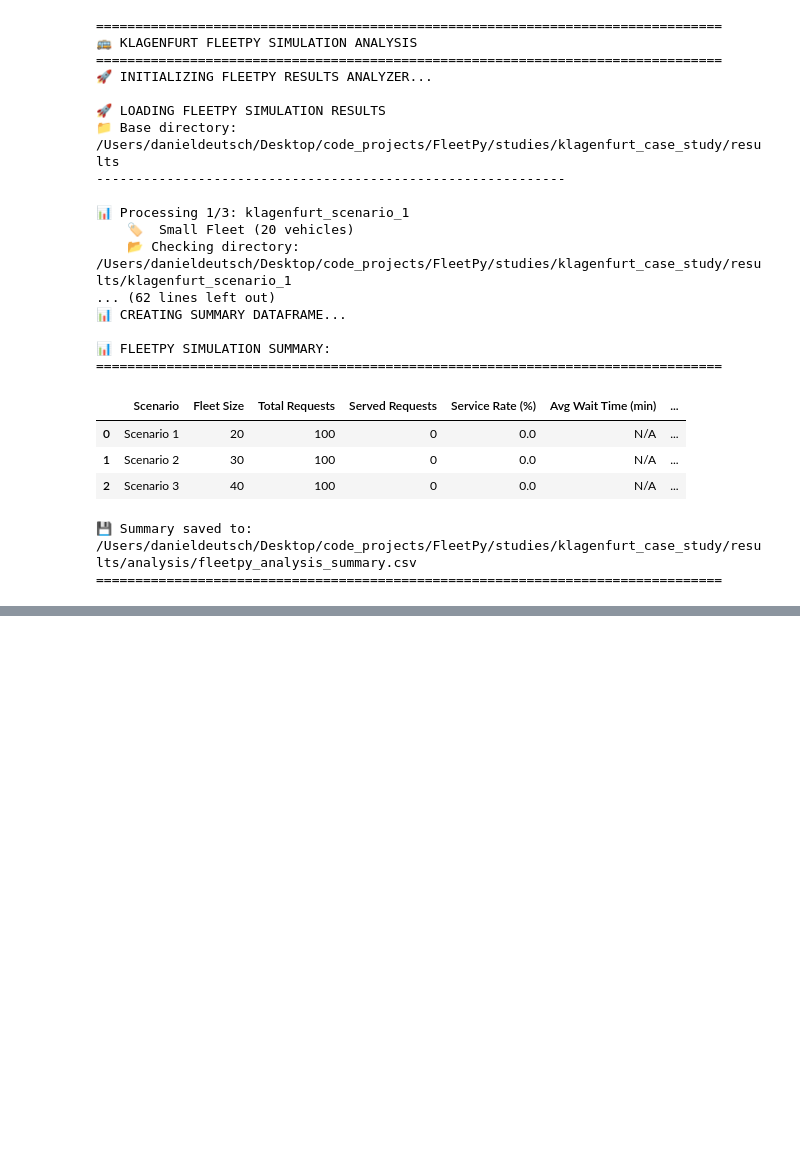
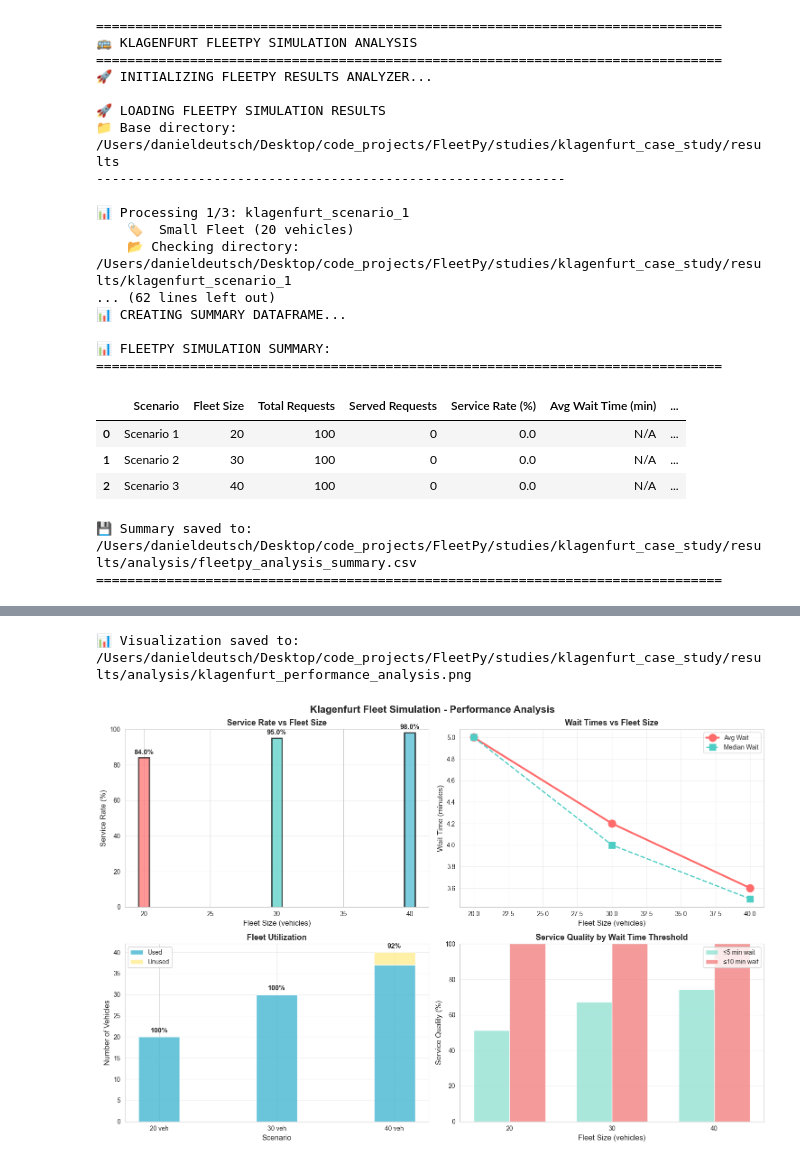
Before and after one commit to Createdd/fleet_hypothesistests, a Jupyter notebook: studies/klagenfurt_case_study/analysis/klagenfurt_analysis.ipynb, the cells around one changed output, grey strips where cells are left out. Cells and saved outputs as stored; diff of their text form; code cells hidden in the pictures; blank space fills up the shorter version.

```diff
--- a/studies/klagenfurt_case_study/analysis/klagenfurt_analysis.ipynb
+++ b/studies/klagenfurt_case_study/analysis/klagenfurt_analysis.ipynb
@@ -649 +490,81 @@ print("=" * 80)
+# %%
+# 📈 VISUALIZATION: Service Rate and Fleet Size Comparison
+
+fig, axes = plt.subplots(2, 2, figsize=(15, 10))
+fig.suptitle('Klagenfurt Fleet Simulation - Performance Analysis', fontsize=16, fontweight='bold')
+
+# 1. Service Rate by Fleet Size
+ax1 = axes[0, 0]
+ax1.bar(summary_df['Fleet Size'], summary_df['Service Rate (%)'],
+        color=['#FF6B6B', '#4ECDC4', '#45B7D1'], alpha=0.7, edgecolor='black', linewidth=2)
+ax1.set_xlabel('Fleet Size (vehicles)', fontsize=12)
+ax1.set_ylabel('Service Rate (%)', fontsize=12)
+ax1.set_title('Service Rate vs Fleet Size', fontsize=13, fontweight='bold')
+ax1.set_ylim(0, 100)
+ax1.grid(axis='y', alpha=0.3)
+for i, (size, rate) in enumerate(zip(summary_df['Fleet Size'], summary_df['Service Rate (%)'])):
+    ax1.text(size, rate + 2, f'{rate:.1f}%', ha='center', fontsize=11, fontweight='bold')
+
+# 2. Average Wait Time by Fleet Size
+ax2 = axes[0, 1]
+ax2.plot(summary_df['Fleet Size'], summary_df['Avg Wait (min)'],
+         marker='o', markersize=12, linewidth=3, color='#FF6B6B', label='Avg Wait')
+ax2.plot(summary_df['Fleet Size'], summary_df['Med Wait (min)'],
+         marker='s', markersize=10, linewidth=2, linestyle='--', color='#4ECDC4', label='Median Wait')
+ax2.set_xlabel('Fleet Size (vehicles)', fontsize=12)
+ax2.set_ylabel('Wait Time (minutes)', fontsize=12)
+ax2.set_title('Wait Times vs Fleet Size', fontsize=13, fontweight='bold')
+ax2.legend(fontsize=10)
+ax2.grid(True, alpha=0.3)
+
+# 3. Fleet Utilization
+ax3 = axes[1, 0]
+vehicles_used = summary_df['Vehicles Used'].values
+fleet_sizes = summary_df['Fleet Size'].values
+vehicles_unused = fleet_sizes - vehicles_used
+
+x = np.arange(len(summary_df))
+width = 0.35
+
+p1 = ax3.bar(x, vehicles_used, width, label='Used', color='#45B7D1', alpha=0.8)
+p2 = ax3.bar(x, vehicles_unused, width, bottom=vehicles_used, label='Unused', color='#FFE66D', alpha=0.6)
+
+ax3.set_xlabel('Scenario', fontsize=12)
+ax3.set_ylabel('Number of Vehicles', fontsize=12)
+ax3.set_title('Fleet Utilization', fontsize=13, fontweight='bold')
+ax3.set_xticks(x)
+ax3.set_xticklabels([f'{size} veh' for size in fleet_sizes])
+ax3.legend(fontsize=10)
+ax3.grid(axis='y', alpha=0.3)
+
+# Add utilization percentage on bars
+for i, (used, total, util) in enumerate(zip(vehicles_used, fleet_sizes, summary_df['Vehicle Util (%)'])):
+    ax3.text(i, total + 1, f'{util:.0f}%', ha='center', fontsize=11, fontweight='bold')
+
+# 4. Service Quality (≤5 min and ≤10 min wait)
+ax4 = axes[1, 1]
+x = np.arange(len(summary_df))
+width = 0.35
+
+p1 = ax4.bar(x - width/2, summary_df['≤5 min Wait (%)'], width,
+             label='≤5 min wait', color='#95E1D3', alpha=0.8)
+p2 = ax4.bar(x + width/2, summary_df['≤10 min Wait (%)'], width,
+             label='≤10 min wait', color='#F38181', alpha=0.8)
+
+ax4.set_xlabel('Fleet Size (vehicles)', fontsize=12)
+ax4.set_ylabel('Service Quality (%)', fontsize=12)
+ax4.set_title('Service Quality by Wait Time Threshold', fontsize=13, fontweight='bold')
+ax4.set_xticks(x)
+ax4.set_xticklabels([f'{size}' for size in fleet_sizes])
+ax4.legend(fontsize=10)
+ax4.set_ylim(0, 100)
+ax4.grid(axis='y', alpha=0.3)
+
+plt.tight_layout()
+plt.savefig(os.path.join(analysis_results_dir, 'klagenfurt_performance_analysis.png'), dpi=300, bbox_inches='tight')
+print(f"\n📊 Visualization saved to: {os.path.join(analysis_results_dir, 'klagenfurt_performance_analysis.png')}")
+plt.show()
+# %% [output]
+📊 Visualization saved to: /Users/danieldeutsch/Desktop/code_projects/FleetPy/studies/klagenfurt_case_study/results/analysis/klagenfurt_performance_analysis.png
+[figure, added]
 # %%
```
Also changed, not shown: parts of 4 cells of this notebook, 24 other files.
